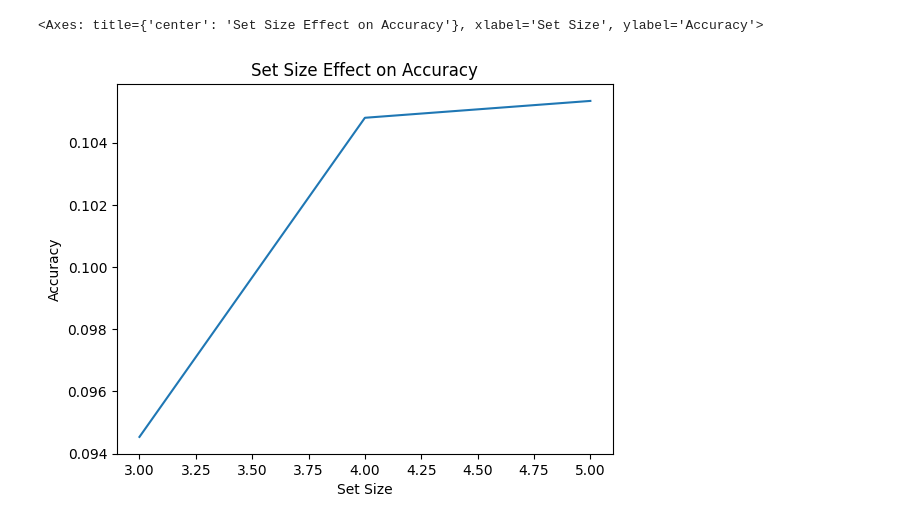
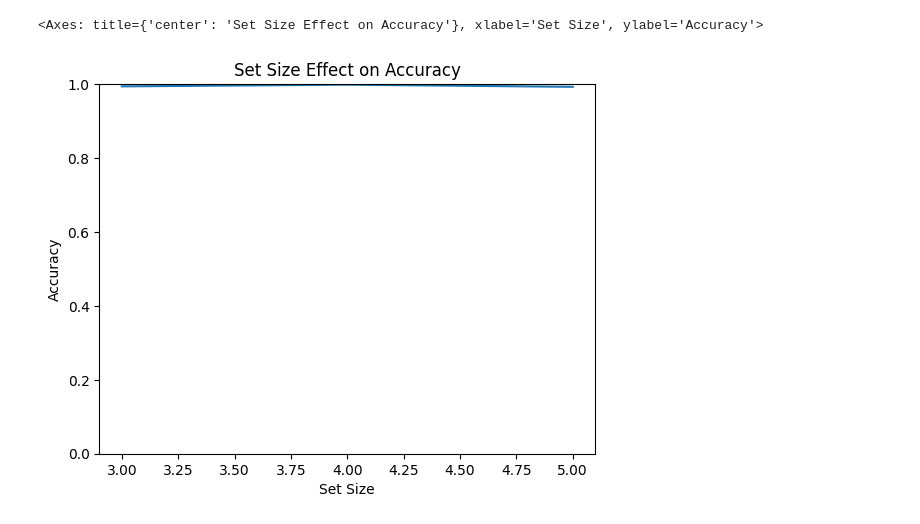
Before and after one commit to aidapiccato/multi-memory-analysis, a Jupyter notebook: notebooks/running_models.ipynb, the cells around one changed output. Cells and saved outputs as stored; diff of their text form; code cells hidden in the pictures.

Commit message:
modeling graphs and analysis

```diff
--- a/notebooks/running_models.ipynb
+++ b/notebooks/running_models.ipynb
@@ -165,6 +98,6 @@ df['decision_rad'] = analysis_pipeline.rad_convert(df['decision'])
 normalized_decision = []
 
 for (row_index,row_data) in df.iterrows():
-    normalized_decision.append(modeling.normalize_decision(abs(row_data['decision_rad'])))
+    normalized_decision.append(modeling.normalize_decision(row_data['decision_rad']))
 
 df['normalized_decision'] = normalized_decision
@@ -198,3 +111,26 @@ for (row_index,row_data) in df.iterrows():
     stim_rad.append(buffer)
 
 df['stim_rad'] =  stim_rad
+# %%
+choice = []
+for (row_index,row_data) in df.iterrows():
+    choice.append(modeling.find_stim_choice(row_data['stim_rad'],row_data['normalized_decision']))
+
+df['choice'] = choice
+# %%
+accuracy = []
+for (row_index,row_data) in df.iterrows():
+    accuracy.append(modeling.generate_accuracy(row_data['cue'],row_data['choice']))
+
+df['correct'] = accuracy
+# %%
+distances = []
+for (row_index,row_data) in df.iterrows():
+    buffer = []
+    for value in row_data['stim_rad']:
+        buffer.append(analysis_pipeline.find_angular_dist(value,row_data['normalized_decision']))
+
+    distances.append(buffer)
+    closest_choice = distances.index(min(distances))
+
+df['distances'] = distances
@@ -261,8 +156,8 @@ df
 # %%
-df.groupby('set_size').correct.mean().plot(xlabel= 'Set Size', ylabel= 'Accuracy', title='Set Size Effect on Accuracy')
+df.groupby('set_size').correct.mean().plot(xlabel= 'Set Size', ylabel= 'Accuracy', title='Set Size Effect on Accuracy', ylim=[0,1])
 # %% [output]
 <Axes: title={'center': 'Set Size Effect on Accuracy'}, xlabel='Set Size', ylabel='Accuracy'>
-[figure, old version]
+[figure, new version]
 # %%
 ang_dist = []
 for (row_index,row_data) in df.iterrows():
```
Also changed, not shown: parts of 60 cells of this notebook, 1 other file.
